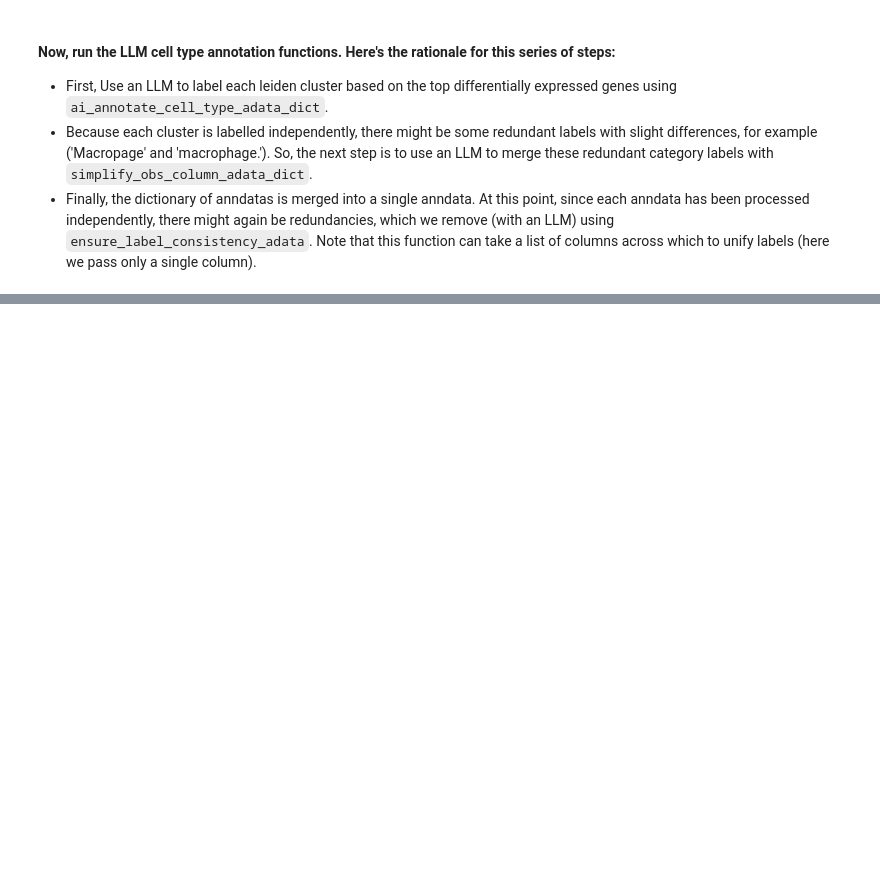
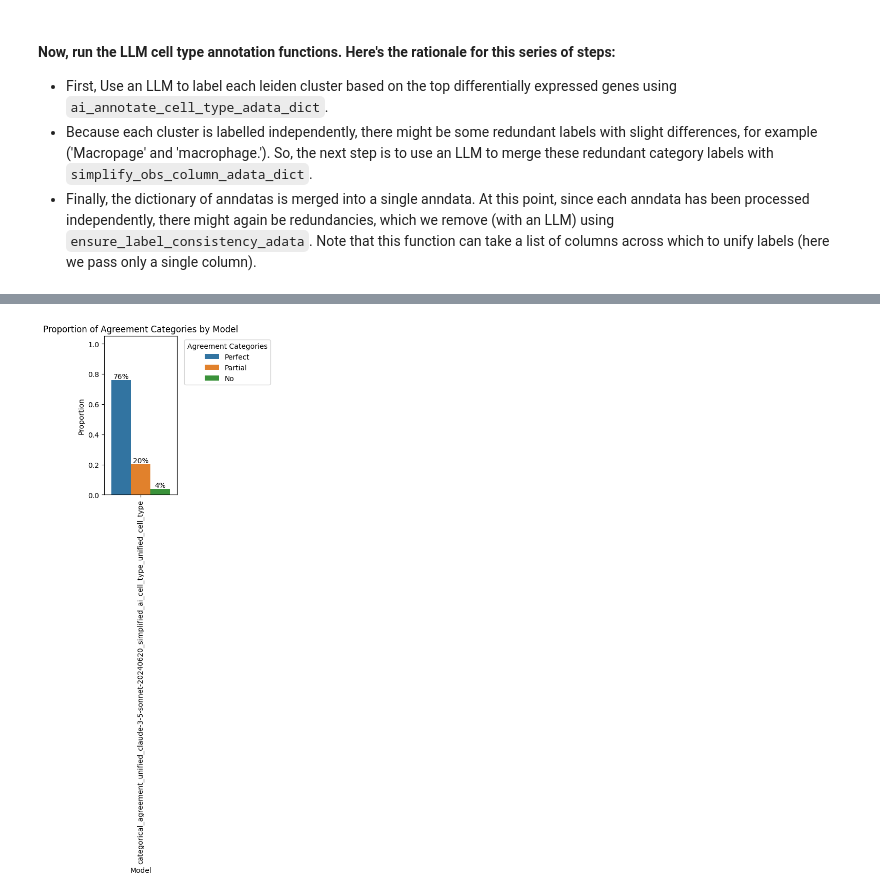
Before and after one commit to ggit12/anndictionary, a Jupyter notebook: tutorial_notebooks/cell_type_annotation_with_an_LLM.ipynb, the cells around one changed output, grey strips where cells are left out. Cells and saved outputs as stored; diff of their text form; code cells hidden in the pictures; blank space fills up the shorter version.

```diff
--- a/tutorial_notebooks/cell_type_annotation_with_an_LLM.ipynb
+++ b/tutorial_notebooks/cell_type_annotation_with_an_LLM.ipynb
@@ -185,0 +399,8 @@ label_map_with_manual = adt.ensure_label_consistency_adata(adata, ai_label_colum
+# %%
+#plot the agreement at the binary level
+agreement_plot_overall_categorical = adt.plot_model_agreement_categorical(adata, group_by=manual_cell_type_col, sub_group_by='tissue', model_cols=categorical_agreement_cols, granularity=0)
+
+#clean plot up for display
+set_xticks_rotation_and_resize(agreement_plot_overall_categorical)
+# %% [output]
+[figure, added]
```
Also changed, not shown: parts of 30 cells of this notebook, 7 other files.
